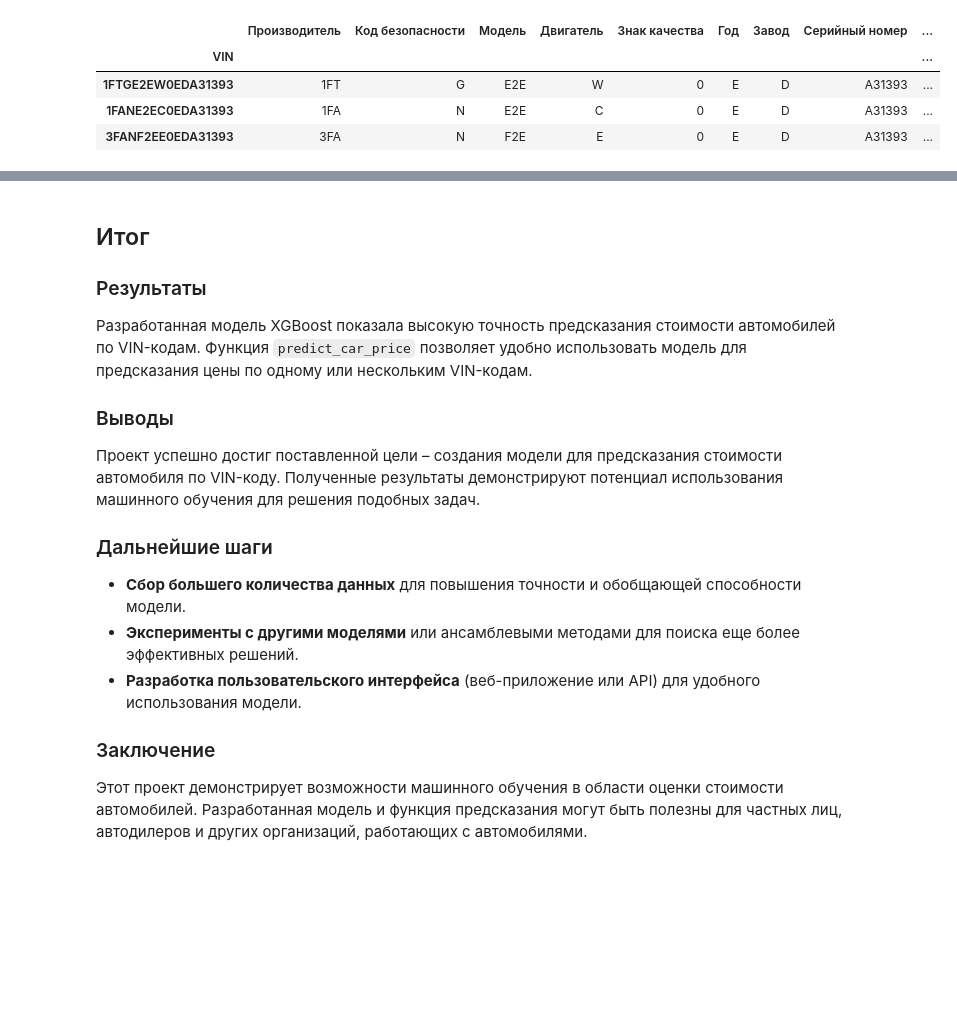
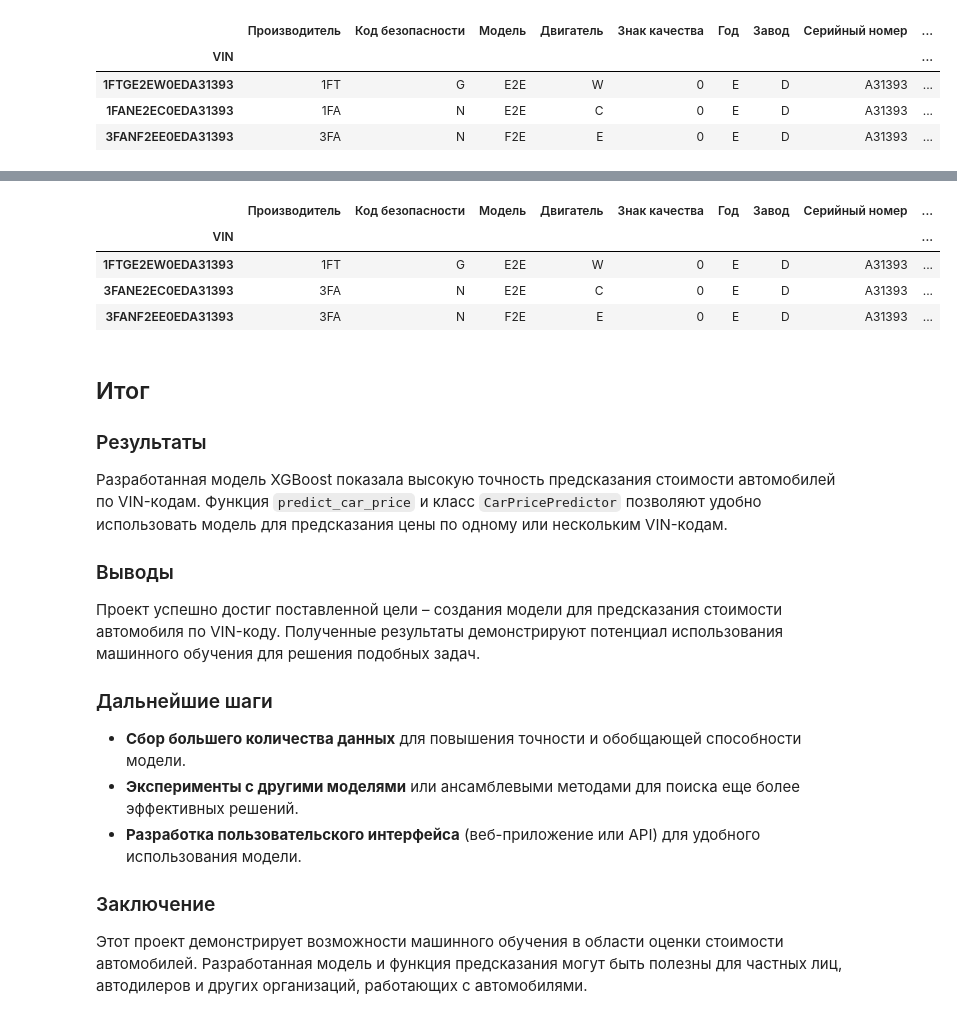
Before and after one commit to FedorSafonov/Predicting-the-cost-of-a-car-by-VIN-code, a Jupyter notebook: project.ipynb, the cells around one changed output, grey strips where cells are left out. Drawn from its saved outputs; the diff is of its cells as text; code cells hidden in the pictures; blank space fills up the shorter version.

```diff
--- a/project.ipynb
+++ b/project.ipynb
@@ -1078,9 +1166,21 @@ predict_car_price(['1FTGE2EW0EDA31393','1FANE2EC0EDA31393','3FANF2EE0EDA31393'],
+# %%
+predictor = CarPricePredictor()
+
+vin_codes = ['1FTGE2EW0EDA31393','3FANE2EC0EDA31393','3FANF2EE0EDA31393']
+results = predictor.predict(vin_codes, price_only=False, lang='Ru')
+results
+# %% [output]
+|  | Производитель | Код безопасности | Модель | Двигатель | Знак качества | Год | Завод | Серийный номер | ... |
+| VIN |  |  |  |  |  |  |  |  | ... |
+| 1FTGE2EW0EDA31393 | 1FT | G | E2E | W | 0 | E | D | A31393 | ... |
+| 3FANE2EC0EDA31393 | 3FA | N | E2E | C | 0 | E | D | A31393 | ... |
+| 3FANF2EE0EDA31393 | 3FA | N | F2E | E | 0 | E | D | A31393 | ... |
 # %% [markdown]
 ## Итог
 
 ### Результаты
 
-Разработанная модель XGBoost показала высокую точность предсказания стоимости автомобилей по VIN-кодам. Функция `predict_car_price` позволяет удобно использовать модель для предсказания цены по одному или нескольким VIN-кодам.
+Разработанная модель XGBoost показала высокую точность предсказания стоимости автомобилей по VIN-кодам. Функция `predict_car_price` и класс `CarPricePredictor` позволяют удобно использовать модель для предсказания цены по одному или нескольким VIN-кодам.
 
 ### Выводы
 
```
Also changed, not shown: parts of 3 cells of this notebook, 3 other files.
